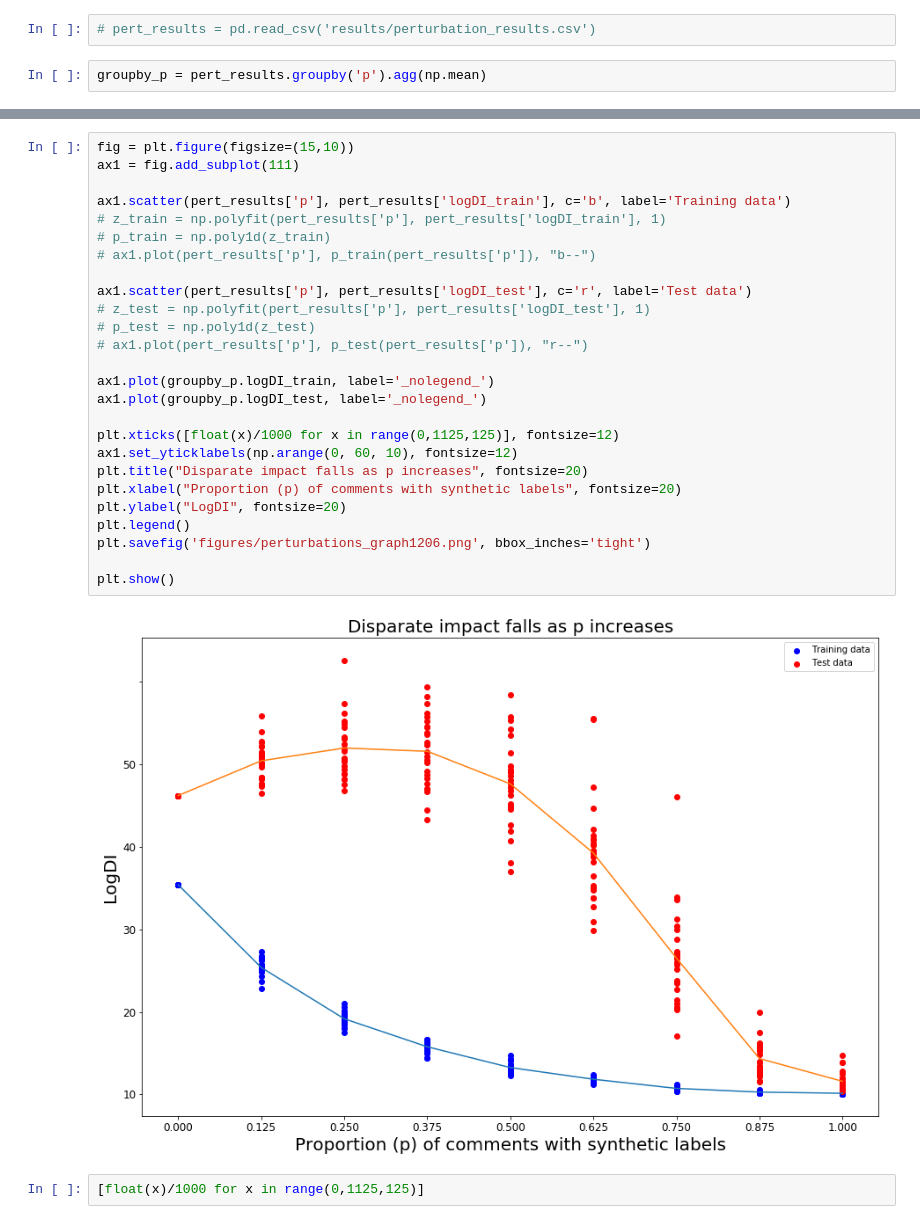
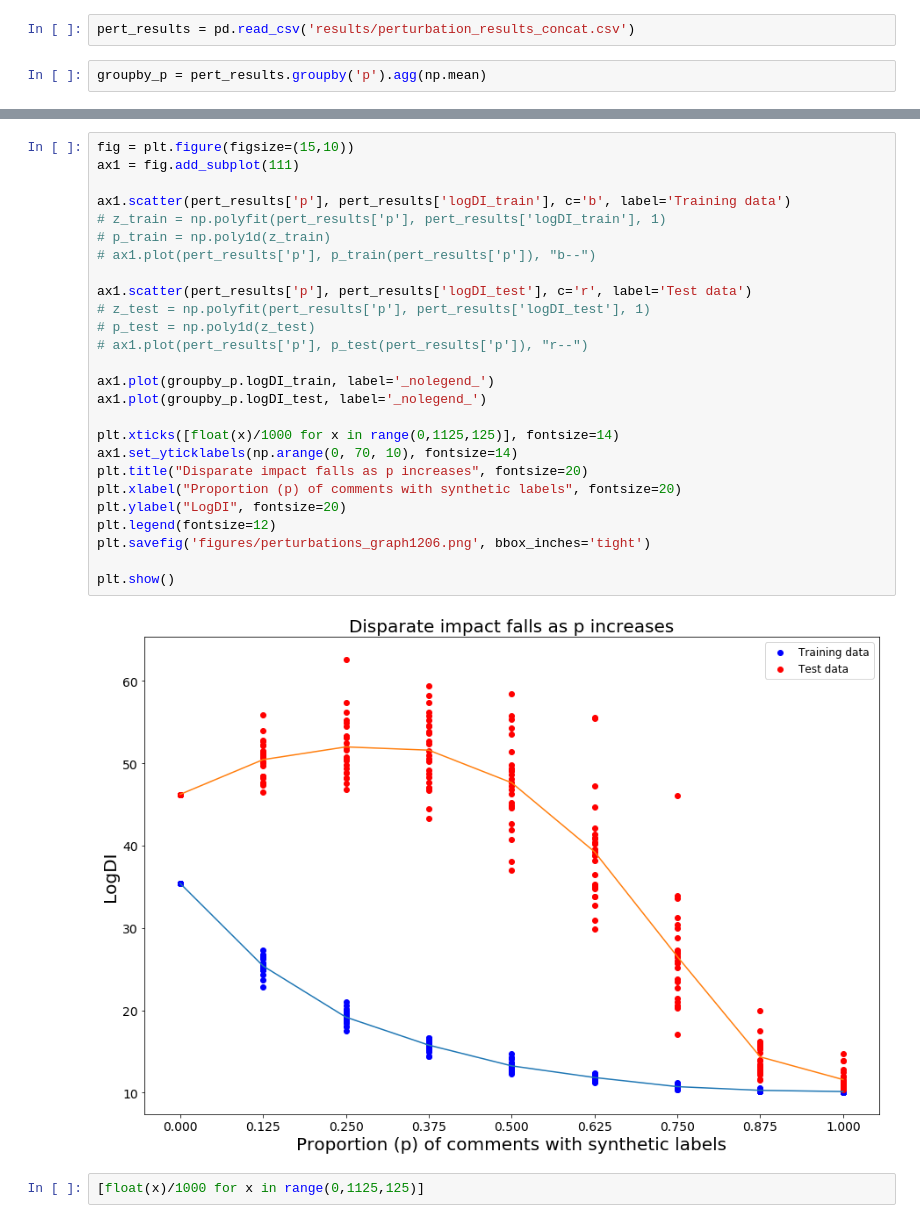
Before and after one commit to nehargupta/cs590_privacy_fairness, a Jupyter notebook: perturbations_graph1206.ipynb, the cells around one changed output, grey strips where cells are left out. Cells and saved outputs as stored; diff of their text form.

Commit message:
Fixed y-axis of p graph.

```diff
--- a/perturbations_graph1206.ipynb
+++ b/perturbations_graph1206.ipynb
@@ -32,5 +32,5 @@ pert_results.to_csv('perturbation_results_concat.csv')
 # %%
-# pert_results = pd.read_csv('results/perturbation_results.csv')
+pert_results = pd.read_csv('results/perturbation_results_concat.csv')
 # %%
 groupby_p = pert_results.groupby('p').agg(np.mean)
 # %%
@@ -59,31 +46,31 @@ Name: p, dtype: int64
 # %%
 fig = plt.figure(figsize=(15,10))
 ax1 = fig.add_subplot(111)
 
 ax1.scatter(pert_results['p'], pert_results['logDI_train'], c='b', label='Training data')
 # z_train = np.polyfit(pert_results['p'], pert_results['logDI_train'], 1)
 # p_train = np.poly1d(z_train)
 # ax1.plot(pert_results['p'], p_train(pert_results['p']), "b--")
 
 ax1.scatter(pert_results['p'], pert_results['logDI_test'], c='r', label='Test data')
 # z_test = np.polyfit(pert_results['p'], pert_results['logDI_test'], 1)
 # p_test = np.poly1d(z_test)
 # ax1.plot(pert_results['p'], p_test(pert_results['p']), "r--")
 
 ax1.plot(groupby_p.logDI_train, label='_nolegend_')
 ax1.plot(groupby_p.logDI_test, label='_nolegend_')
 
-plt.xticks([float(x)/1000 for x in range(0,1125,125)], fontsize=12)
-ax1.set_yticklabels(np.arange(0, 60, 10), fontsize=12)
+plt.xticks([float(x)/1000 for x in range(0,1125,125)], fontsize=14)
+ax1.set_yticklabels(np.arange(0, 70, 10), fontsize=14)
 plt.title("Disparate impact falls as p increases", fontsize=20)
 plt.xlabel("Proportion (p) of comments with synthetic labels", fontsize=20)
 plt.ylabel("LogDI", fontsize=20)
-plt.legend()
+plt.legend(fontsize=12)
 plt.savefig('figures/perturbations_graph1206.png', bbox_inches='tight')
 
 plt.show()
 # %% [output]
-[figure, old version]
+[figure, new version]
 # %%
 [float(x)/1000 for x in range(0,1125,125)]
 # %% [output]
```
Also changed, not shown: parts of 3 cells of this notebook, 2 other files.
